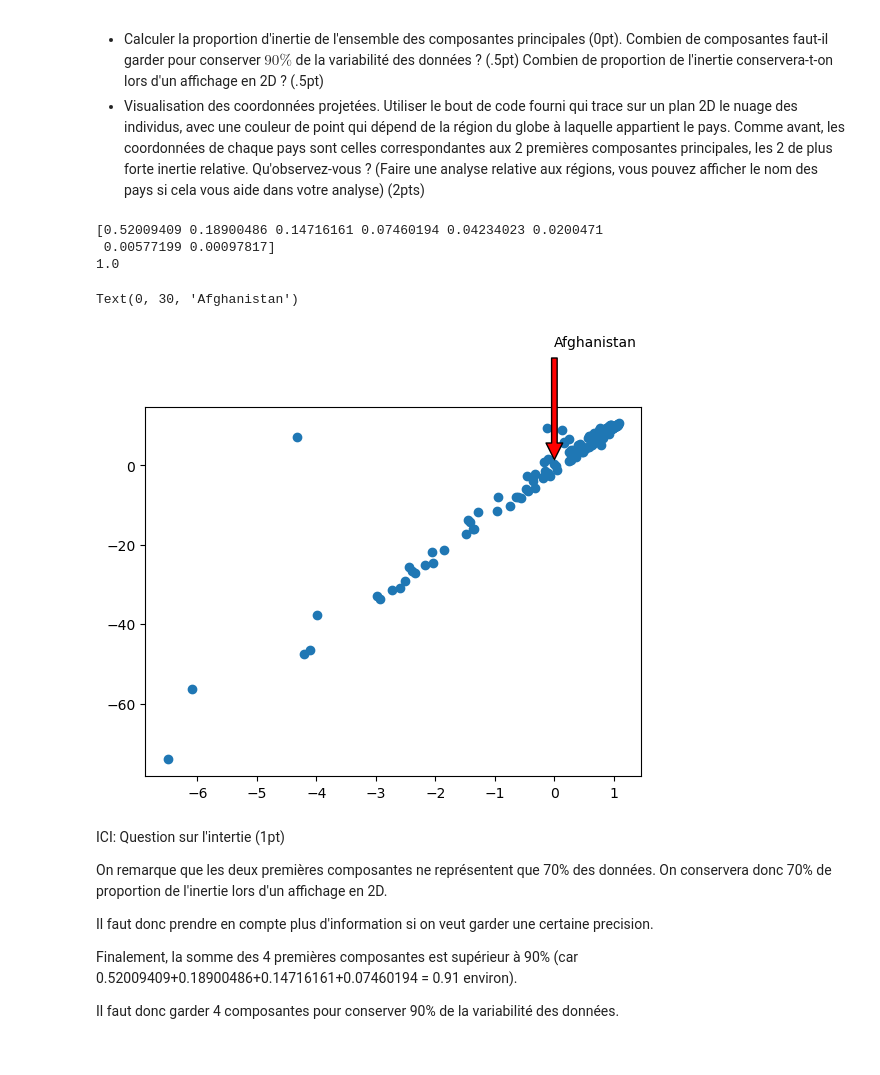
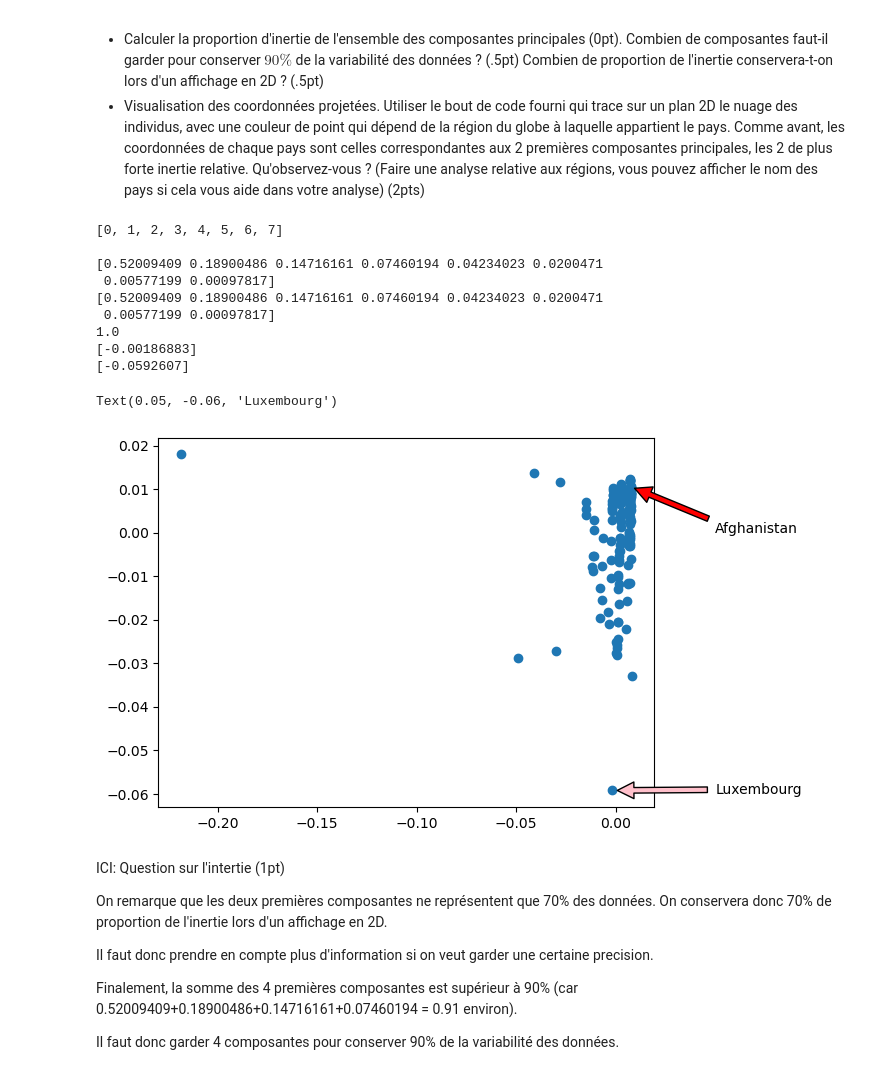
Before and after one commit to TuilierGit/Latex_Programs, a Jupyter notebook: TP/Assignment1_ACP.ipynb, the cells around one changed output. Cells and saved outputs as stored; diff of their text form; code cells hidden in the pictures.

```diff
--- a/TP/Assignment1_ACP.ipynb
+++ b/TP/Assignment1_ACP.ipynb
@@ -348,7 +353,7 @@ for k in  range(p):
 
 
 w2=np.zeros([1,p])
-for k in  range(p):
+for k in range(p):
     w2[0][k]=((1/n)*w1[0][k])**(1/2)
 
 
@@ -392,6 +397,41 @@ C_vec_p2=np.linalg.eig(C)[1] #liste des vecteurs propres de C
 
 
 
+#Exercice supplémentaire: ordre des valeurs propres ?
+
+Ordre_C_val_p=[]
+C_val_p_modif=np.linalg.eig(C)[0]
+r = 0
+for k in range(p):
+    m=max(C_val_p_modif[r:])
+    #debut calcul indice max[r:]
+    j = 0
+    i=-1
+    while j < p and i == -1:
+        if C_val_p[j]==m:
+            i=j
+        j+=1
+        #fin indice max[r:]
+    Ordre_C_val_p.append(i)
+    C_val_p_modif[r],C_val_p_modif[i]=C_val_p_modif[i],C_val_p_modif[r]
+    r += 1
+print(Ordre_C_val_p)
+
+#Dans notre cas ici les valeurs propres étaient déjà par
+#ordre décroissant
+
+
+
+
+
+
+
+
+
+
+
+
+
 #Inertie
 
 s_val_p=0 #somme des valeurs propres
@@ -401,6 +441,8 @@ for i in C_val_p:
 I=np.zeros(p) #tableau des inerties relatives
 for i in range(p):
     I[i]=C_val_p[i]/s_val_p
+print("")
+print(I)
 
 I_tot = 0
 for i in I:
@@ -425,38 +467,48 @@ print(I_prop_tot)
 
 #Cordonnées projetées
 
 D_C_val_p = np.diag(C_val_p)
 
 C2=np.dot(C_vec_p2,np.dot(D_C_val_p,C_vec_p2.T))
 #Attention petit problème avec la formule car V et V.T sont inversées
 
 #On obtient bien C=C2
 
-S = np.dot(U,C_vec_p2)
+S = np.dot(B,C_vec_p2)
 
 
 
 S2 = [] #liste des vecteurs propres de C
 for i in range(p):
     S_i = np.zeros([n,1])
     for j in range(n):
         S_i[j][0] = S[j][i]
     S2.append(S_i)
 #S2 est une liste des colones de S
 
 
 
 
 #Nuage des individus
 
-plt.scatter(S2[0],S2[1],)
-plt.annotate('Afghanistan',xy=(0,0),xytext=(0,30),arrowprops=dict(facecolor='red',shrink=0.05))
+plt.scatter(S2[0],S2[1])
+
+print(S2[0][80])
+print(S2[1][80])
+plt.annotate('Afghanistan',xy=(S2[0][0],S2[1][0]),xytext=(0.05,0),arrowprops=dict(facecolor='red',shrink=0.05))
+plt.annotate('Luxembourg',xy=(S2[0][80],S2[1][80]),xytext=(0.05,-0.06),arrowprops=dict(facecolor='pink',shrink=0.05))
 # %% [output]
+[0, 1, 2, 3, 4, 5, 6, 7]
+
+[0.52009409 0.18900486 0.14716161 0.07460194 0.04234023 0.0200471
+ 0.00577199 0.00097817]
 [0.52009409 0.18900486 0.14716161 0.07460194 0.04234023 0.0200471
  0.00577199 0.00097817]
 1.0
+[-0.00186883]
+[-0.0592607]
-Text(0, 30, 'Afghanistan')
+Text(0.05, -0.06, 'Luxembourg')
-[figure, old version]
+[figure, new version]
 # %% [markdown]
 ICI: Question sur l'intertie (1pt)
 
```
Also changed, not shown: parts of 7 cells of this notebook.
